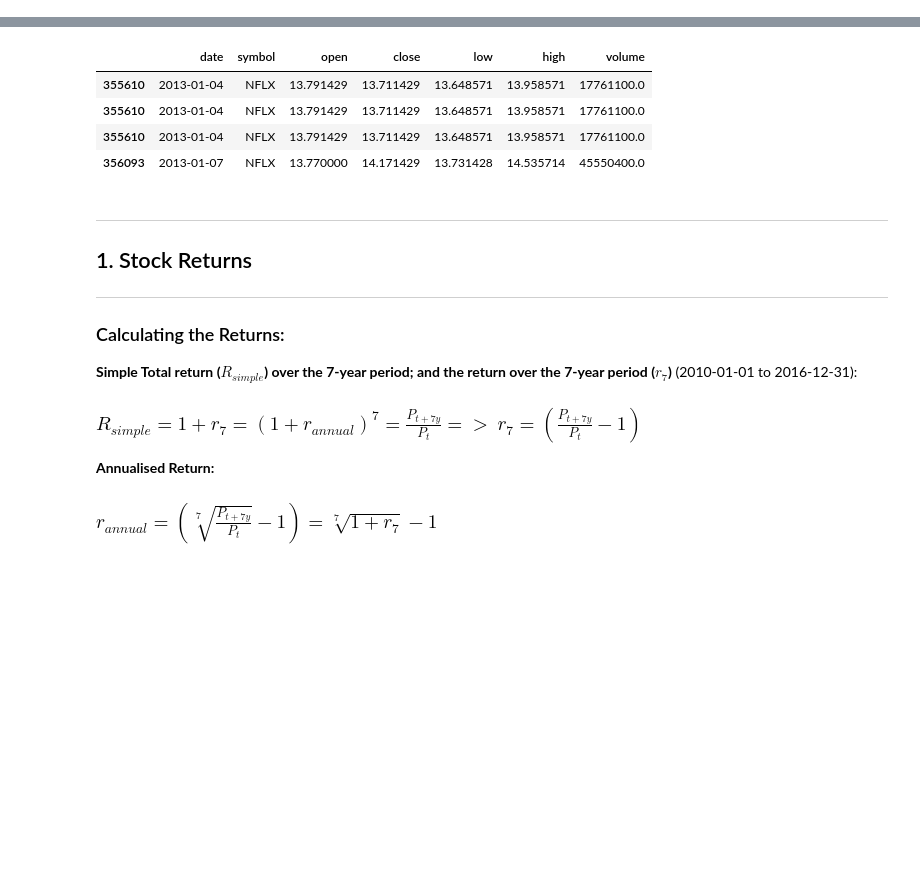
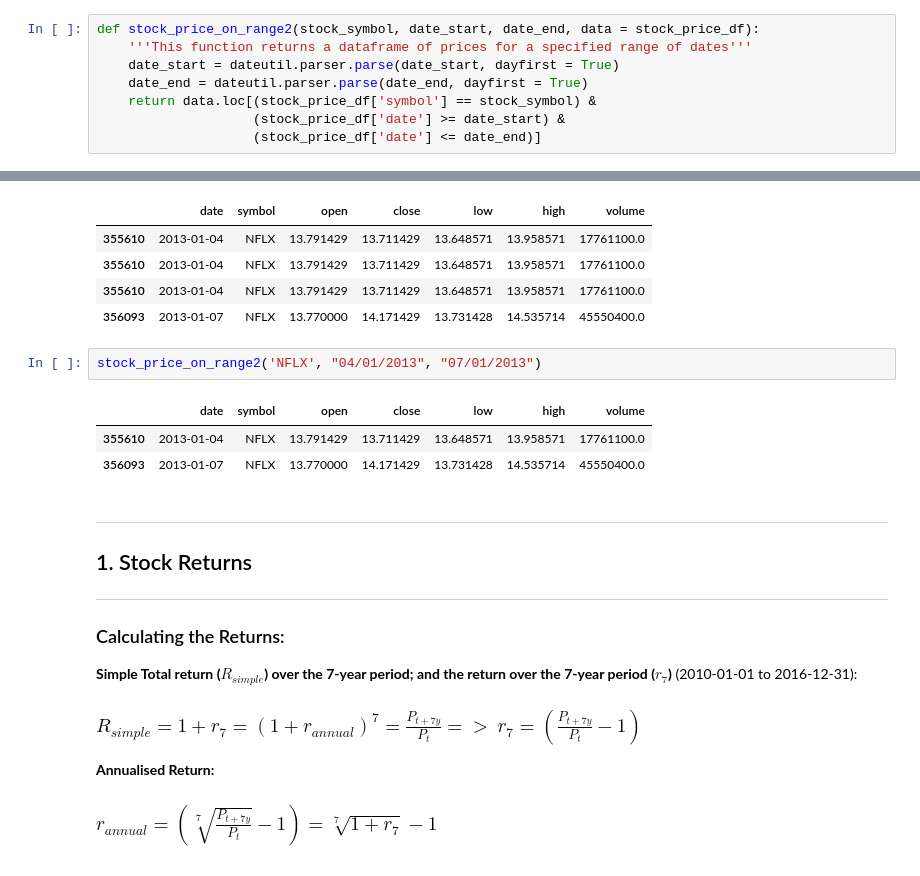
Before and after one commit to heymic/ML_LSE_Chatbot, a Jupyter notebook: Finance_Team/Chatbot_requests..ipynb, the cells around one changed output, grey strips where cells are left out. Drawn from its saved outputs; the diff is of its cells as text; blank space fills up the shorter version.

Commit message:
uploaded Search for returns

```diff
--- a/Finance_Team/Chatbot_requests..ipynb
+++ b/Finance_Team/Chatbot_requests..ipynb
@@ -96,6 +90,14 @@ def stock_price_on_range(stock_symbol, date_start, date_end, data = stock_price_
         next_date_df = stock_price_on_day('NFLX', dates[i].strftime('%d/%m/%Y'))
         prices_on_range_df = prices_on_range_df.append(next_date_df)
     return prices_on_range_df
+# %%
+def stock_price_on_range2(stock_symbol, date_start, date_end, data = stock_price_df):
+    '''This function returns a dataframe of prices for a specified range of dates'''
+    date_start = dateutil.parser.parse(date_start, dayfirst = True)
+    date_end = dateutil.parser.parse(date_end, dayfirst = True)
+    return data.loc[(stock_price_df['symbol'] == stock_symbol) &
+                    (stock_price_df['date'] >= date_start) &
+                    (stock_price_df['date'] <= date_end)]
 # %% [markdown]
 ### Tests
 ---
@@ -140,6 +142,12 @@ The last available data for 07/01/2013 is 07/01/2013
 | 355610 | 2013-01-04 | NFLX | 13.791429 | 13.711429 | 13.648571 | 13.958571 | 17761100.0 |
 | 355610 | 2013-01-04 | NFLX | 13.791429 | 13.711429 | 13.648571 | 13.958571 | 17761100.0 |
 | 356093 | 2013-01-07 | NFLX | 13.770000 | 14.171429 | 13.731428 | 14.535714 | 45550400.0 |
+# %%
+stock_price_on_range2('NFLX', "04/01/2013", "07/01/2013")
+# %% [output]
+|  | date | symbol | open | close | low | high | volume |
+| 355610 | 2013-01-04 | NFLX | 13.791429 | 13.711429 | 13.648571 | 13.958571 | 17761100.0 |
+| 356093 | 2013-01-07 | NFLX | 13.770000 | 14.171429 | 13.731428 | 14.535714 | 45550400.0 |
 # %% [markdown]
 ---
 ## 1. Stock Returns
```
Also changed, not shown: parts of 5 cells of this notebook.
